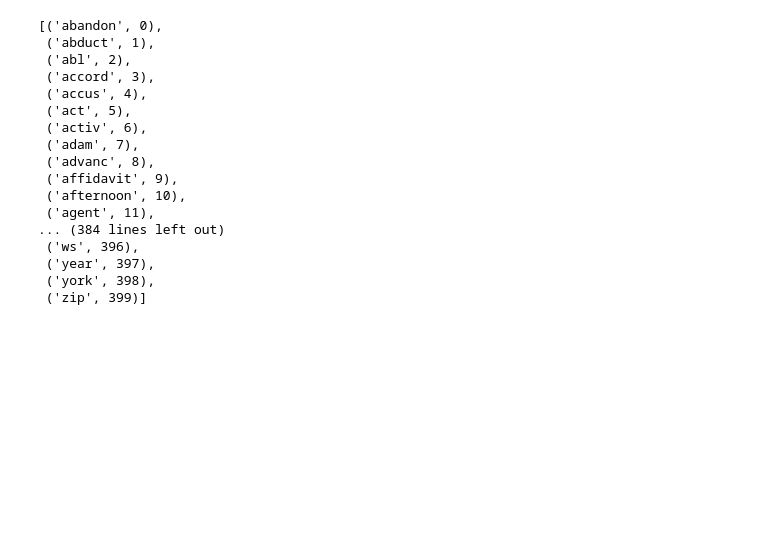
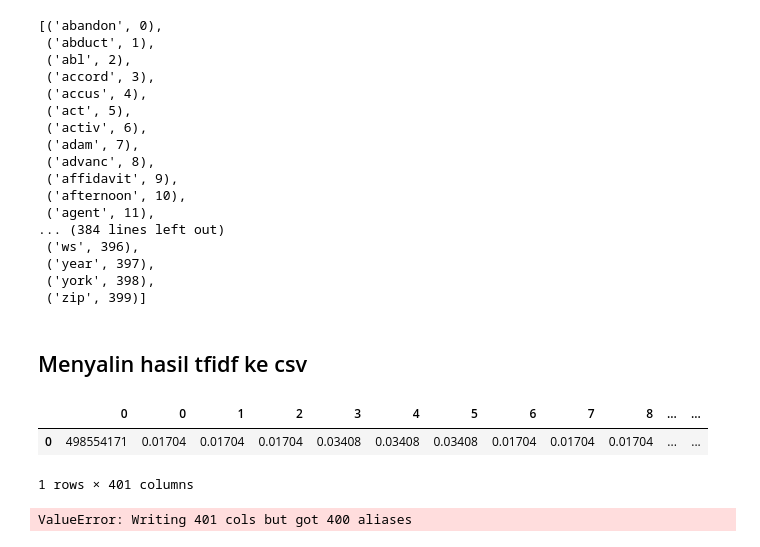
Before and after one commit to nikhilvenkatkumsetty/gdelt-2, a Jupyter notebook: Scraping Gdelt Newspaper.ipynb, the cells around one changed output. Drawn from its saved outputs; the diff is of its cells as text; code cells hidden in the pictures; blank space fills up the shorter version.

Commit message:
add eventID column

```diff
--- a/Scraping Gdelt Newspaper.ipynb
+++ b/Scraping Gdelt Newspaper.ipynb
@@ -307,2 +309,2 @@ for k,v in header:
-# %% [markdown]
-##
+# %% [markdown]
+## Menyalin hasil tfidf ke csv
@@ -309,4 +314,14 @@ for k,v in header:
+# %%
+#menambahkan kolom Event ID
+id = np.reshape(eventID, (-1,1))
+df_id = pd.DataFrame(id)
+result = pd.concat([df_id, df], axis=1)
+result
+# %% [output]
+|  | 0 | 0 | 1 | 2 | 3 | 4 | 5 | 6 | 7 | 8 | ... | ... |
+| 0 | 498554171 | 0.01704 | 0.01704 | 0.01704 | 0.03408 | 0.03408 | 0.03408 | 0.01704 | 0.01704 | 0.01704 | ... | ... |
+1 rows × 401 columns
 # %%
-matriks_tfidf = tfidf_transform.todense()
-df = pd.DataFrame(matriks_tfidf)
-df.to_csv("tfidf.csv", index=False, header=header_tfidf, mode='w')
+result.to_csv("tfidf.csv", index=False, header=header_tfidf, mode='w')
+# %% [output]
+ValueError: Writing 401 cols but got 400 aliases
```
Also changed, not shown: parts of 3 cells of this notebook.
